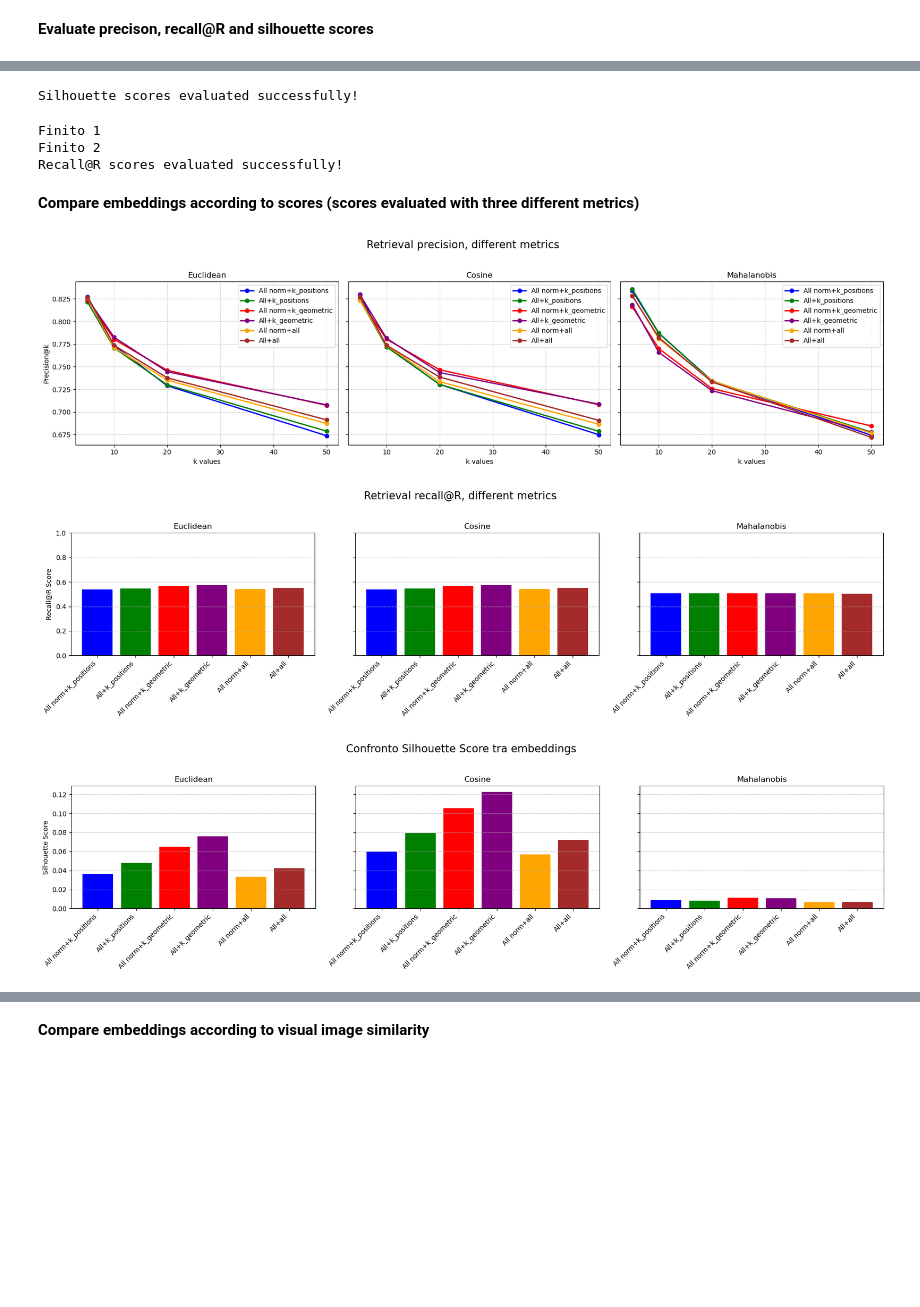
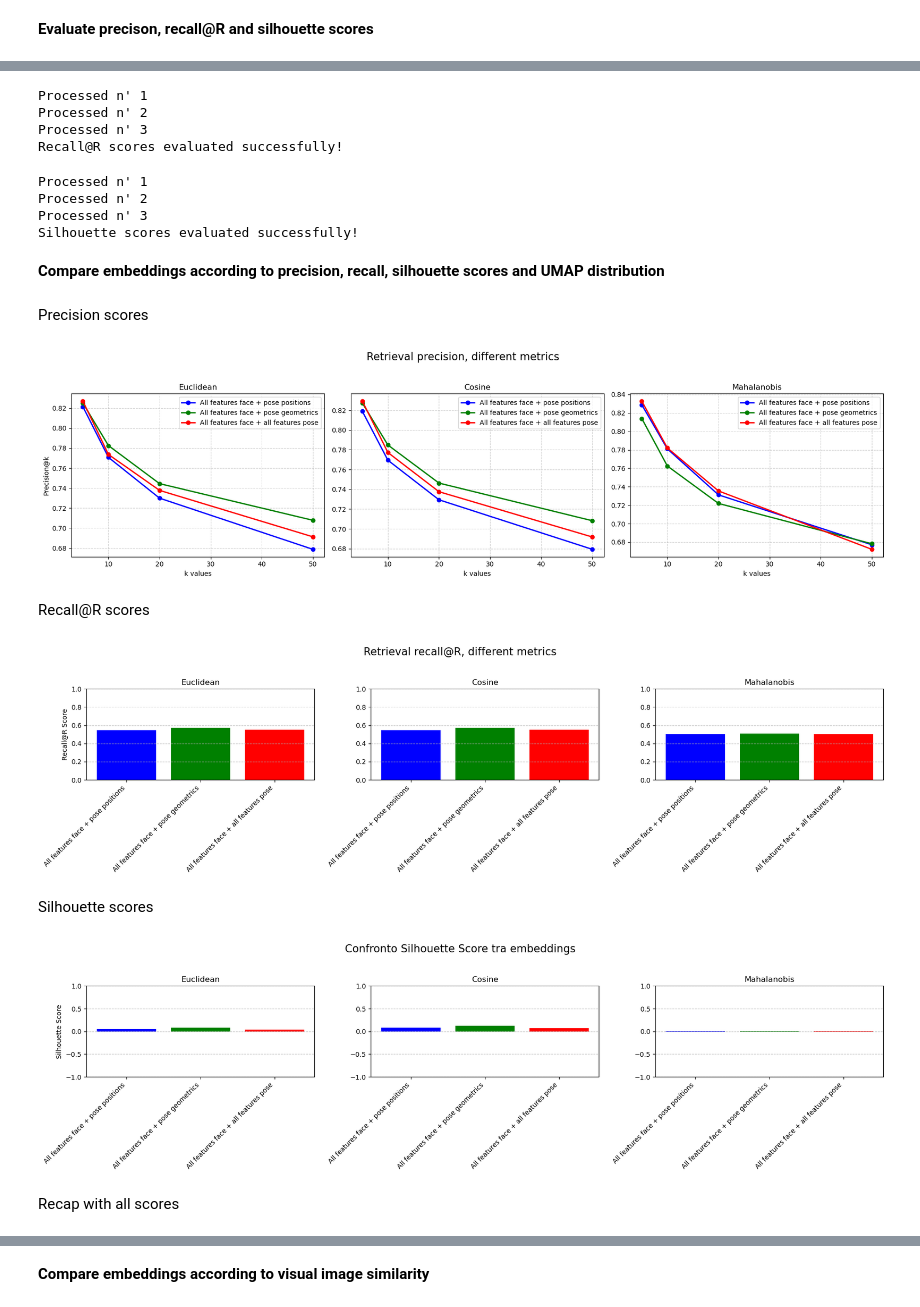
Before and after one commit to Lori-in-the-clouds/SIDS_revelation_project, a Jupyter notebook: full_pipeline/retrieval_dataset_v3.ipynb, the cells around one changed output, grey strips where cells are left out. Drawn from its saved outputs; the diff is of its cells as text; code cells hidden in the pictures; blank space fills up the shorter version.

Commit message:
Retrieval cleaned

```diff
--- a/full_pipeline/retrieval_dataset_v3.ipynb
+++ b/full_pipeline/retrieval_dataset_v3.ipynb
@@ -245,22 +422,21 @@ Learning scores evaluated succesfully!
 # %%
-figsize = (embeddings_classifiers["Flags"].figsize[0]*2, embeddings_classifiers["Flags"].figsize[1]*2)
+figsize = (embeddings_classifiers["Flag face landmarks"].figsize[0], embeddings_classifiers["Flag face landmarks"].figsize[1])
 colors = ["blue", "green", "red", "brown", "yellow", "fuchsia"]
 
 plt.figure(figsize=figsize)
 for score, label, color in zip(learning_scores.values(), learning_scores.keys(), colors):
     plt.plot(score[0], score[3], marker="o", color=color, linewidth=2, label=label)
-    #plt.plot(score[0], score[4], marker="o", color=color, linewidth=2, label=label) test curve
-    plt.plot(score[0][len(score[0])-1], score[4][len(score[4])-1], marker="x",markersize = 10, color=color)
+    plt.plot(score[0], score[4], marker="o", color=color, linewidth=2,linestyle="--")
+    #plt.plot(score[0][len(score[0])-1], score[4][len(score[4])-1], marker="x",markersize = 10, color=color)
 
 # Legenda
 plt.legend(
-    loc="center left",          # posizione di riferimento
-    bbox_to_anchor=(1, 0.5),    # sposta la legenda a destra del grafico
+    loc="lower center",          # posizione di riferimento
+    bbox_to_anchor=(0.5, -0.5),    # sposta la legenda a destra del grafico
     fontsize=10
 )
-plt.xlabel("k values")
 plt.ylabel("Accuracy")
-plt.title("Learning curves with different embeddings")
+plt.title("Embeddings with face landmarks", fontsize=18)
 plt.grid(True)
 plt.show()
 # %% [output]
@@ -339,6 +512,6 @@ FINISHED: 4158 embedding created
 # %%
-embeddings = [e_norm_positions, e_all_positions, e_norm_geometric, e_all_geometric, e_norm_all, e_all_all]
-embeddings_names = ["All norm+k_positions", "All+k_positions", "All norm+k_geometric", "All+k_geometric", "All norm+all", "All+all"]
+embeddings = [e_all_positions, e_all_geometric, e_all_all]
+embeddings_names = ["All features face + pose positions",  "All features face + pose geometrics", "All features face + all features pose"]
 
 retrieval_euclidean = { name: ImageRetrieval(emb, emb_builder.y, emb_builder.image_paths, image_dataset_path, emb_builder.classes_bs)
                         for name, emb  in zip(embeddings_names, embeddings)}
@@ -370,37 +549,45 @@ print("Precision scores evaluated successfully!")
 Precision scores evaluated successfully!
-# %%
-silhouette_scores_euclidean = {name: retrieval.plot_silhouette_per_class()
-                              for name, retrieval in retrieval_euclidean.items()}
-print("Finito 1")
-silhouette_scores_cosine = {name: retrieval.plot_silhouette_per_class()
-                              for name, retrieval in retrieval_cosine.items()}
-print("Finito 2")
-silhouette_scores_mahalanobis = {name: retrieval.plot_silhouette_per_class()
-                              for name, retrieval in retrieval_mahalanobis.items()}
-print("Silhouette scores evaluated successfully!")
-# %% [output]
-Silhouette scores evaluated successfully!
 # %%
 recall_scores_euclidean = {name: retrieval.recall_at_R()
                               for name, retrieval in retrieval_euclidean.items()}
-print("Finito 1")
+print("Processed n' 1")
 recall_scores_cosine = {name: retrieval.recall_at_R()
                               for name, retrieval in retrieval_cosine.items()}
-print("Finito 2")
+print("Processed n' 2")
 recall_scores_mahalanobis = {name: retrieval.recall_at_R()
                               for name, retrieval in retrieval_mahalanobis.items()}
+print("Processed n' 3")
 print("Recall@R scores evaluated successfully!")
 # %% [output]
-Finito 1
-Finito 2
+Processed n' 1
+Processed n' 2
+Processed n' 3
 Recall@R scores evaluated successfully!
+# %%
+silhouette_scores_euclidean = {name: retrieval.plot_silhouette_per_class()
+                              for name, retrieval in retrieval_euclidean.items()}
+print("Processed n' 1")
+silhouette_scores_cosine = {name: retrieval.plot_silhouette_per_class()
+                              for name, retrieval in retrieval_cosine.items()}
+print("Processed n' 2")
+silhouette_scores_mahalanobis = {name: retrieval.plot_silhouette_per_class()
+                              for name, retrieval in retrieval_mahalanobis.items()}
+print("Processed n' 3")
+print("Silhouette scores evaluated successfully!")
+# %% [output]
+Processed n' 1
+Processed n' 2
+Processed n' 3
+Silhouette scores evaluated successfully!
 # %% [markdown]
-**Compare embeddings according to scores (scores evaluated with three different metrics)**
+**Compare embeddings according to precision, recall, silhouette scores and UMAP distribution**
+# %% [markdown]
+Precision scores
 # %%
 import matplotlib.pyplot as plt
 figsize = (18, 5)
 
-fig, axes = plt.subplots(1, 3, figsize=figsize, sharey=True)
+fig, axes = plt.subplots(1, 3, figsize=figsize, sharey=False)
 
 metrics = ["Euclidean", "Cosine", "Mahalanobis"]
 all_scores = [precision_scores_euclidean, precision_scores_cosine, precision_scores_mahalanobis]
@@ -420,10 +607,12 @@ plt.suptitle("Retrieval precision, different metrics", fontsize=16)
 plt.tight_layout(rect=[0, 0, 1, 0.95])
 plt.show()
 # %% [output]
-[figure, old version]
+[figure, new version]
+# %% [markdown]
+Recall@R scores
 # %%
 figsize = (18, 5)
-fig, axes = plt.subplots(1, 3, figsize=figsize, sharey=True)
+fig, axes = plt.subplots(1, 3, figsize=figsize, sharey=False)
 
 metrics = ["Euclidean", "Cosine", "Mahalanobis"]
 all_scores = [recall_scores_euclidean, recall_scores_cosine, recall_scores_mahalanobis]
@@ -441,25 +630,29 @@ plt.suptitle("Retrieval recall@R, different metrics", fontsize=16)
 plt.tight_layout(rect=[0, 0, 1, 0.95])
 plt.show()
 # %% [output]
-[figure, old version]
+[figure, new version]
+# %% [markdown]
+Silhouette scores
 # %%
 figsize = (18, 5)
-fig, axes = plt.subplots(1, 3, figsize=figsize, sharey=True)
+fig, axes = plt.subplots(1, 3, figsize=figsize, sharey=False)
 
 metrics = ["Euclidean", "Cosine", "Mahalanobis"]
 all_scores = [silhouette_scores_euclidean, silhouette_scores_cosine, silhouette_scores_mahalanobis]
 colors = ["blue", "green", "red", "purple", "orange", "brown"]
 
 for ax, metric, scores in zip(axes, metrics, all_scores):
     ax.bar(scores.keys(), scores.values(), color=colors[:len(scores)])
     ax.set_title(metric)
     ax.set_ylabel("Silhouette Score" if ax == axes[0] else "")
     ax.set_xticklabels(scores.keys(), rotation=45, ha="right")
-    #ax.set_ylim(-1, 1)  # Silhouette score range
+    ax.set_ylim(-1, 1)  # Silhouette score range
     ax.grid(axis='y', linestyle='--', alpha=0.7)
 
 plt.suptitle("Confronto Silhouette Score tra embeddings", fontsize=16)
 plt.tight_layout(rect=[0, 0, 1, 0.95])
 plt.show()
 # %% [output]
-[figure, old version]
+[figure, new version]
+# %% [markdown]
+Recap with all scores
```
Also changed, not shown: parts of 40 cells of this notebook, 2 other files.
